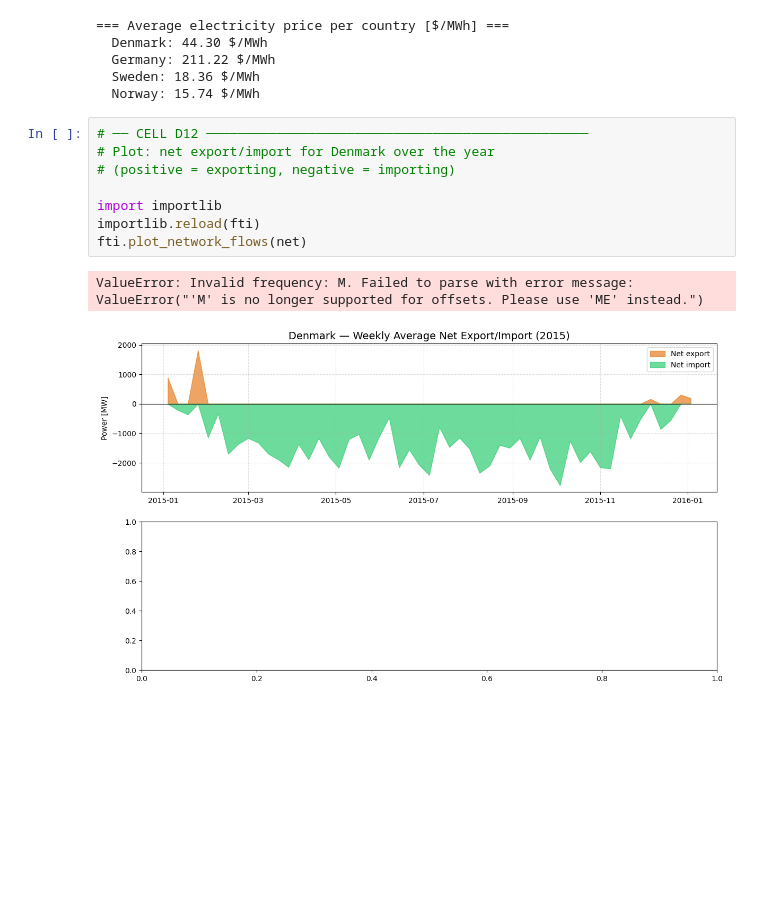
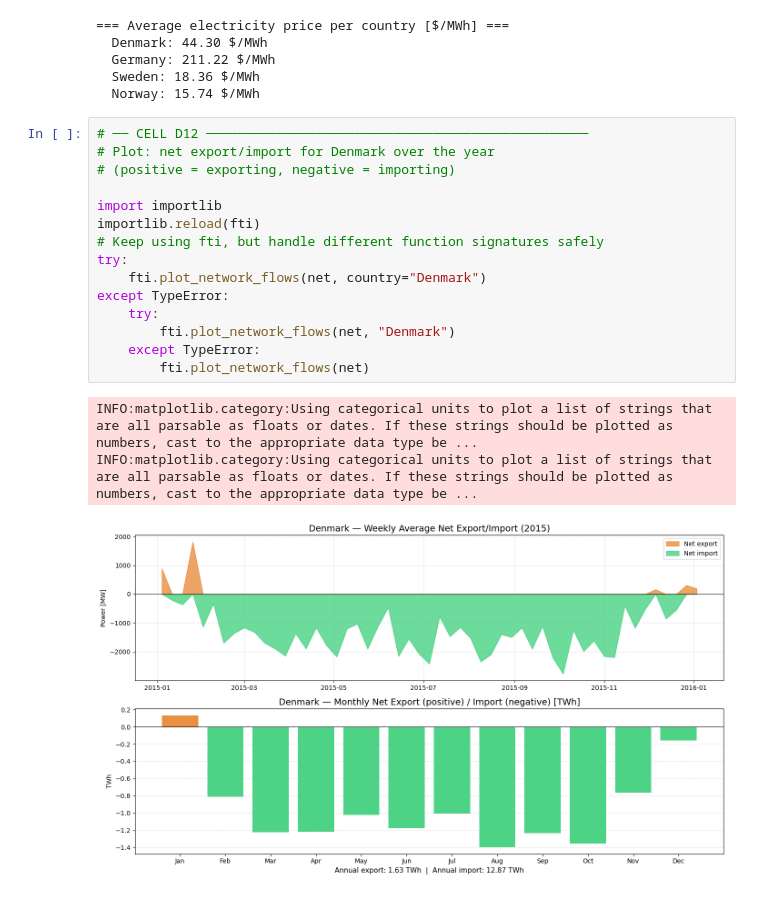
Before and after one commit to KenzoDTU/Integrated-Energy-Grids-A1G21, a Jupyter notebook: Step 1-3.ipynb, the cells around one changed output. Saved outputs shown, nothing was run; the diff lists cells and outputs as text; blank space fills up the shorter version.

```diff
--- a/Step 1-3.ipynb
+++ b/Step 1-3.ipynb
@@ -1751,14 +1768,22 @@ for bus in ["Denmark", "Germany", "Sweden", "Norway"]:
 # %%
 # ── CELL D12 ─────────────────────────────────────────────────
 # Plot: net export/import for Denmark over the year
 # (positive = exporting, negative = importing)
 
 import importlib
 importlib.reload(fti)
-fti.plot_network_flows(net)
+# Keep using fti, but handle different function signatures safely
+try:
+    fti.plot_network_flows(net, country="Denmark")
+except TypeError:
+    try:
+        fti.plot_network_flows(net, "Denmark")
+    except TypeError:
+        fti.plot_network_flows(net)
 # %% [output]
-ValueError: Invalid frequency: M. Failed to parse with error message: ValueError("'M' is no longer supported for offsets. Please use 'ME' instead.")
+INFO:matplotlib.category:Using categorical units to plot a list of strings that are all parsable as floats or dates. If these strings should be plotted as numbers, cast to the appropriate data type be ...
+INFO:matplotlib.category:Using categorical units to plot a list of strings that are all parsable as floats or dates. If these strings should be plotted as numbers, cast to the appropriate data type be ...
-[figure, old version]
+[figure, new version]
 # %%
 # ── CELL D13 ─────────────────────────────────────────────────
 # Plot: generation mix for Denmark (with interconnection) – summer week
```
Also changed, not shown: parts of 11 cells of this notebook.
